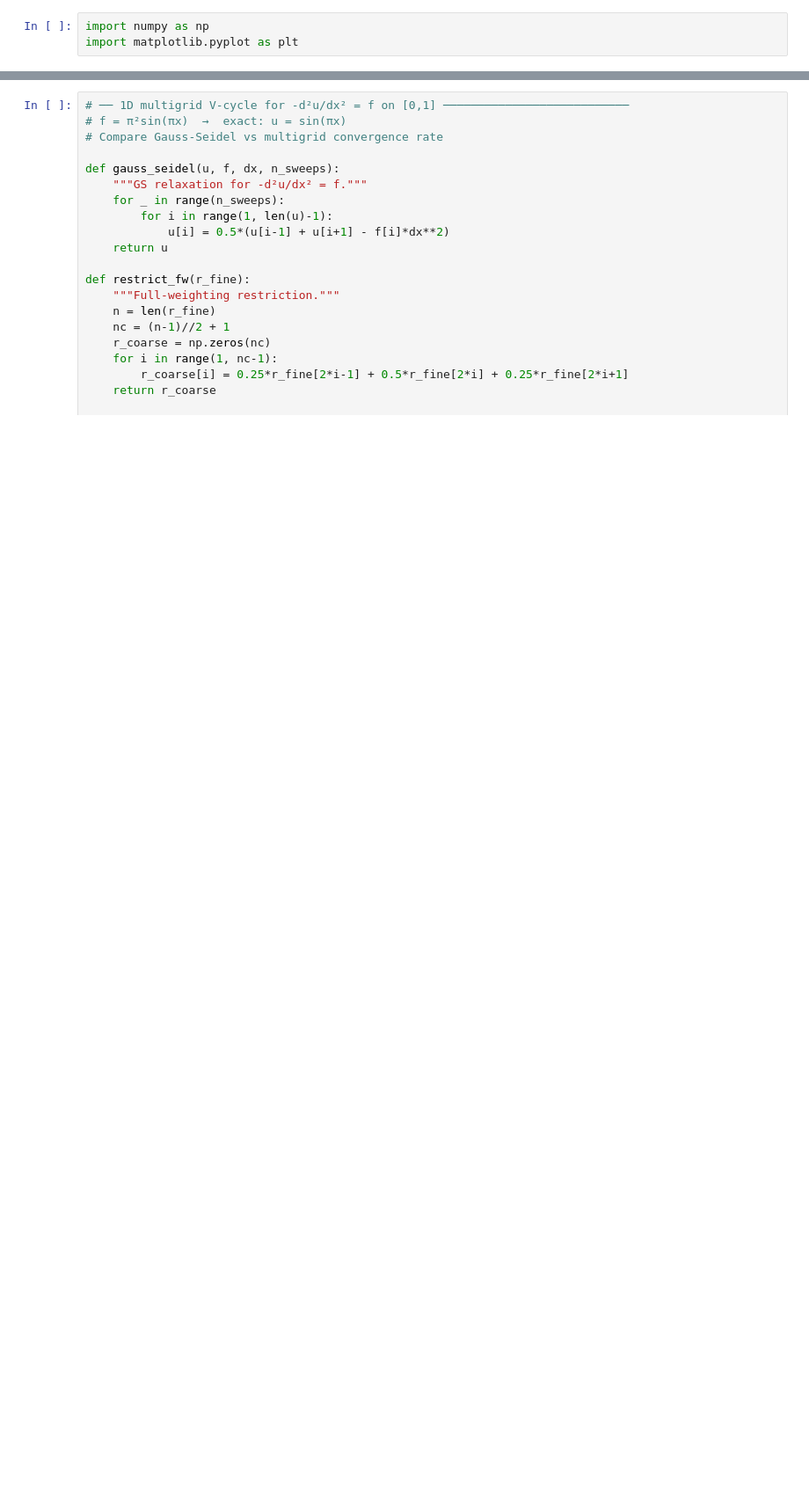
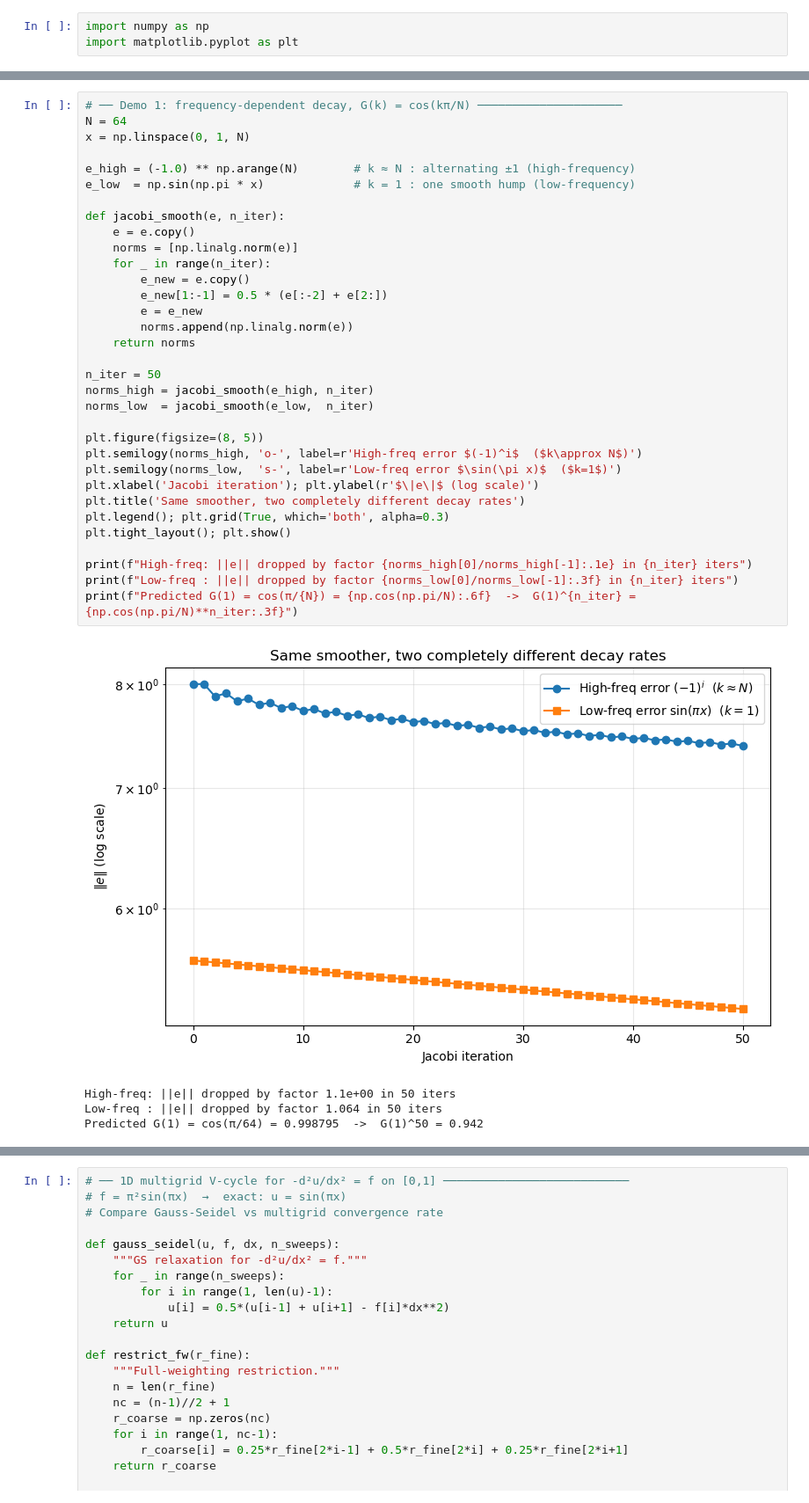
Before and after one commit to harishragul/cfd, a Jupyter notebook: curriculum/module_03_advanced/05_multigrid_methods.ipynb, the cells around one changed output, grey strips where cells are left out. Shown at 88% size. Cells and saved outputs as stored; diff of their text form; blank space fills up the shorter version.

```diff
--- a/curriculum/module_03_advanced/05_multigrid_methods.ipynb
+++ b/curriculum/module_03_advanced/05_multigrid_methods.ipynb
@@ -20 +62,39 @@ import matplotlib.pyplot as plt
+# %%
+# ── Demo 1: frequency-dependent decay, G(k) = cos(kπ/N) ─────────────────────
+N = 64
+x = np.linspace(0, 1, N)
+
+e_high = (-1.0) ** np.arange(N)        # k ≈ N : alternating ±1 (high-frequency)
+e_low  = np.sin(np.pi * x)             # k = 1 : one smooth hump (low-frequency)
+
+def jacobi_smooth(e, n_iter):
+    e = e.copy()
+    norms = [np.linalg.norm(e)]
+    for _ in range(n_iter):
+        e_new = e.copy()
+        e_new[1:-1] = 0.5 * (e[:-2] + e[2:])
+        e = e_new
+        norms.append(np.linalg.norm(e))
+    return norms
+
+n_iter = 50
+norms_high = jacobi_smooth(e_high, n_iter)
+norms_low  = jacobi_smooth(e_low,  n_iter)
+
+plt.figure(figsize=(8, 5))
+plt.semilogy(norms_high, 'o-', label=r'High-freq error $(-1)^i$  ($k\approx N$)')
+plt.semilogy(norms_low,  's-', label=r'Low-freq error $\sin(\pi x)$  ($k=1$)')
+plt.xlabel('Jacobi iteration'); plt.ylabel(r'$\|e\|$ (log scale)')
+plt.title('Same smoother, two completely different decay rates')
+plt.legend(); plt.grid(True, which='both', alpha=0.3)
+plt.tight_layout(); plt.show()
+
+print(f"High-freq: ||e|| dropped by factor {norms_high[0]/norms_high[-1]:.1e} in {n_iter} iters")
+print(f"Low-freq : ||e|| dropped by factor {norms_low[0]/norms_low[-1]:.3f} in {n_iter} iters")
+print(f"Predicted G(1) = cos(π/{N}) = {np.cos(np.pi/N):.6f}  ->  G(1)^{n_iter} = {np.cos(np.pi/N)**n_iter:.3f}")
+# %% [output]
+[figure, added]
+High-freq: ||e|| dropped by factor 1.1e+00 in 50 iters
+Low-freq : ||e|| dropped by factor 1.064 in 50 iters
+Predicted G(1) = cos(π/64) = 0.998795  ->  G(1)^50 = 0.942
 # %% [markdown]
```
Also changed, not shown: parts of 5 cells of this notebook, 1 other file.
